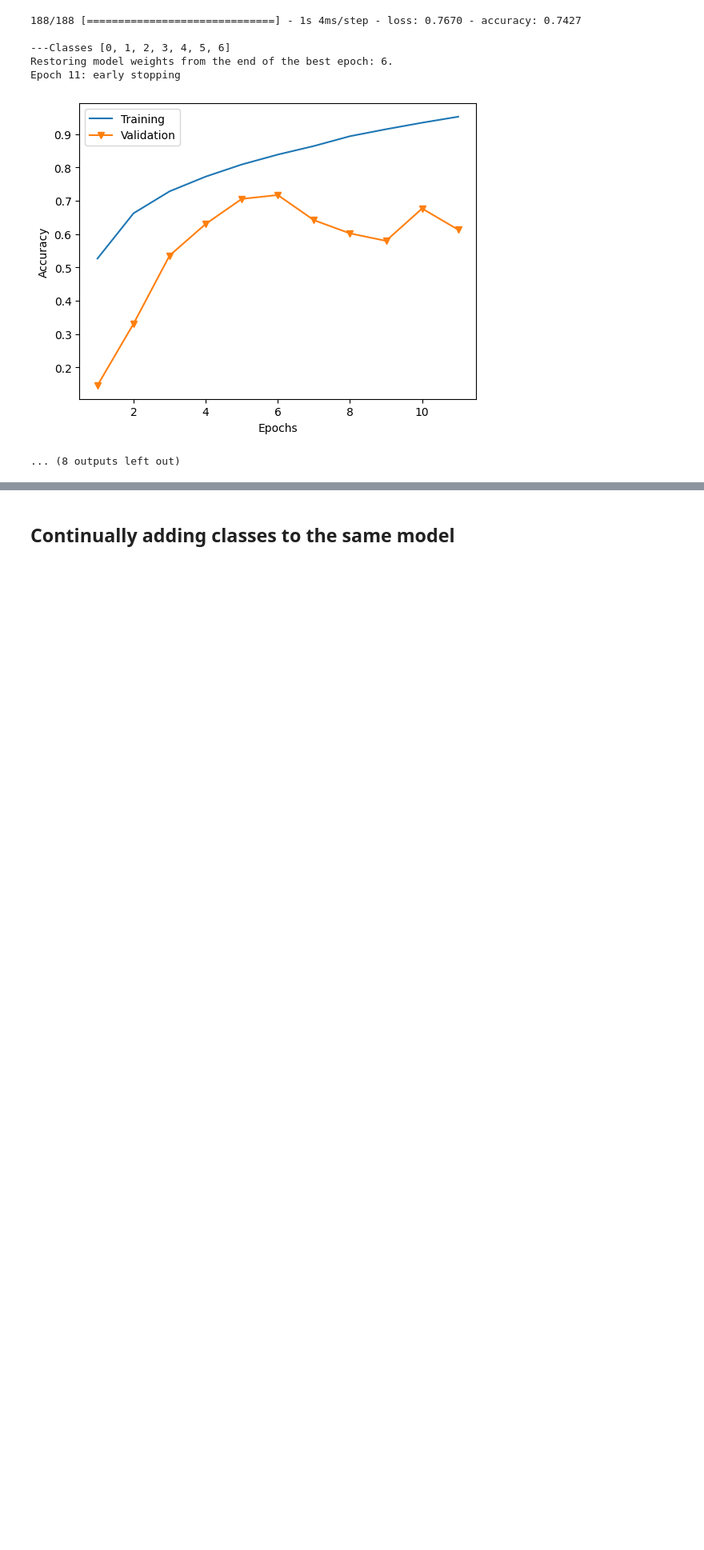
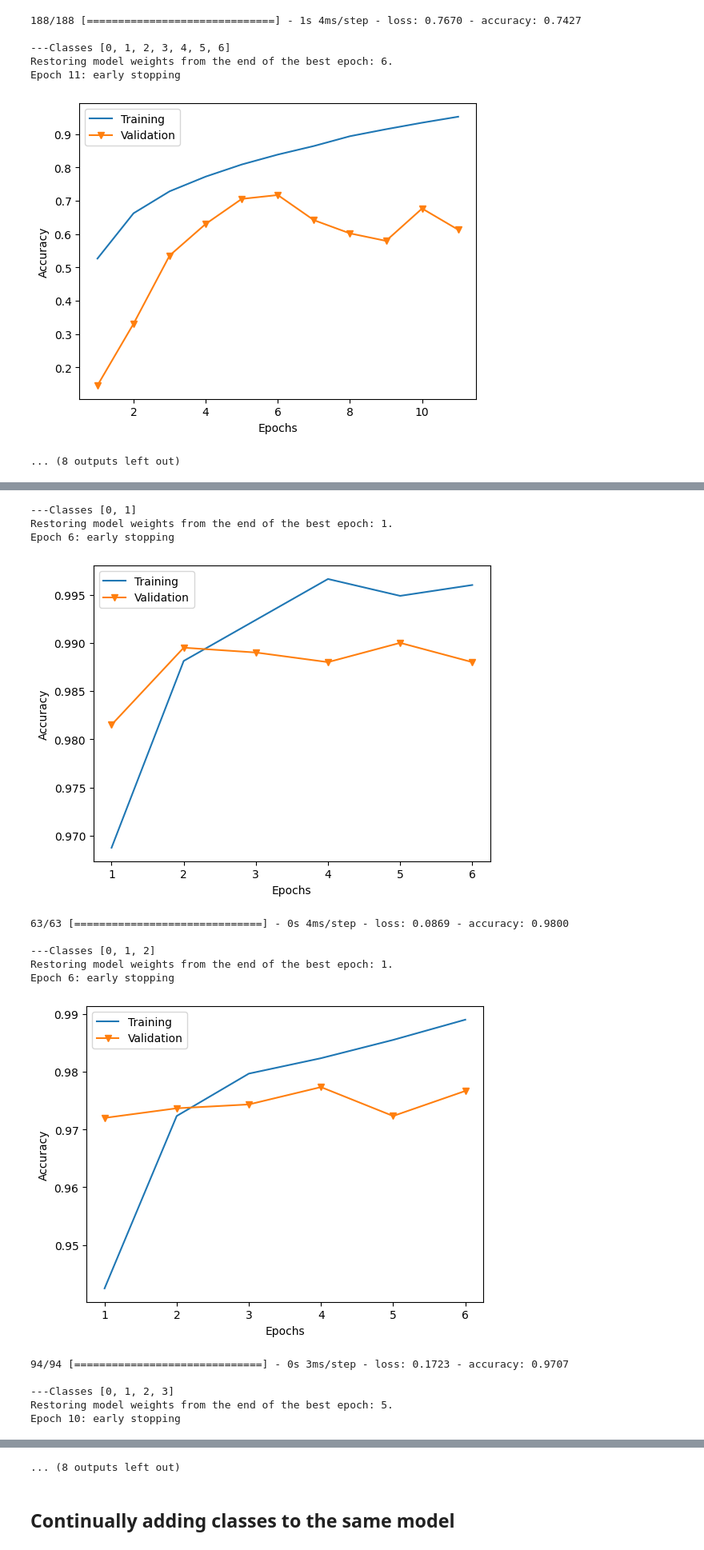
Before and after one commit to hosein-fanai/Continual-Learning-with-Diffusion-Vision-Transformers, a Jupyter notebook: notebooks/cifar10 main.ipynb, the cells around one changed output, grey strips where cells are left out. Shown at 80% size. Drawn from its saved outputs; the diff is of its cells as text; code cells hidden in the pictures; blank space fills up the shorter version.

Commit message:
Added the results of cifar10 CL for the DNN model.

```diff
--- a/notebooks/cifar10 main.ipynb
+++ b/notebooks/cifar10 main.ipynb
@@ -195,10 +189,16 @@ save_samples(
 79/79 [==============================] - 72s 922ms/step
 79/79 [==============================] - 73s 940ms/step
 # %%
-feature_train, feature_val, feature_test = load_samples(
-    "./data/cifar10_xception_gavgpooled_features_train_val_test",
-    ".npy"
-)
+# save_samples(
+#     np.array([feature_train, feature_val, feature_test], dtype="object"),
+#     "./data/cifar10_xception_gavgpooled_features_train_val_test",
+#     ".npy"
+# )
+
+# feature_train, feature_val, feature_test = load_samples(
+#     "./data/cifar10_xception_gavgpooled_features_train_val_test",
+#     ".npy"
+# )
 # %%
 model = get_model(10, model_type="DNN", dropout_rate=0.5)
 # %% [output]
@@ -404,0 +381,48 @@ Epoch 11: early stopping
+# %%
+acc_list = []
+
+for i in range(9):
+    print(f"---Classes {list(range(i+2))}")
+
+    feature_train, y_train, feature_val, y_val, feature_test, y_test = load_cifar10(
+        indices=list(range(0, i+2)),
+        return_features=True,
+        verbose=0
+    )
+
+    new_model = get_model(i+2, model_type="hp-tuned", model_path=TUNED_DNN_MODEL_PATH, verbose=0)
+
+    history = new_model.fit(
+        feature_train, y_train,
+        batch_size=BATCH_SIZE,
+        epochs=EPOCHS,
+        validation_data=(feature_val, y_val),
+        callbacks=get_callbacks(),
+        verbose=0,
+    ).history
+
+    plot_history(history, indices=[1])
+
+    acc = new_model.evaluate(feature_test, y_test)[1]
+    acc_list.append(acc)
+
+    print()
+
+plt.plot(list(range(2, 10+1)), acc_list)
+plt.show()
+# %% [output]
+---Classes [0, 1]
+Restoring model weights from the end of the best epoch: 1.
+Epoch 6: early stopping
+[figure, added]
+63/63 [==============================] - 0s 4ms/step - loss: 0.0869 - accuracy: 0.9800
+
+---Classes [0, 1, 2]
+Restoring model weights from the end of the best epoch: 1.
+Epoch 6: early stopping
+[figure, added]
+94/94 [==============================] - 0s 3ms/step - loss: 0.1723 - accuracy: 0.9707
+
+---Classes [0, 1, 2, 3]
+Restoring model weights from the end of the best epoch: 5.
+Epoch 10: early stopping
@@ -405,2 +448,3 @@ Epoch 11: early stopping
+... (8 outputs left out)
 # %% [markdown]
 ## Continually adding classes to the same model
```
Also changed, not shown: parts of 12 cells of this notebook.
